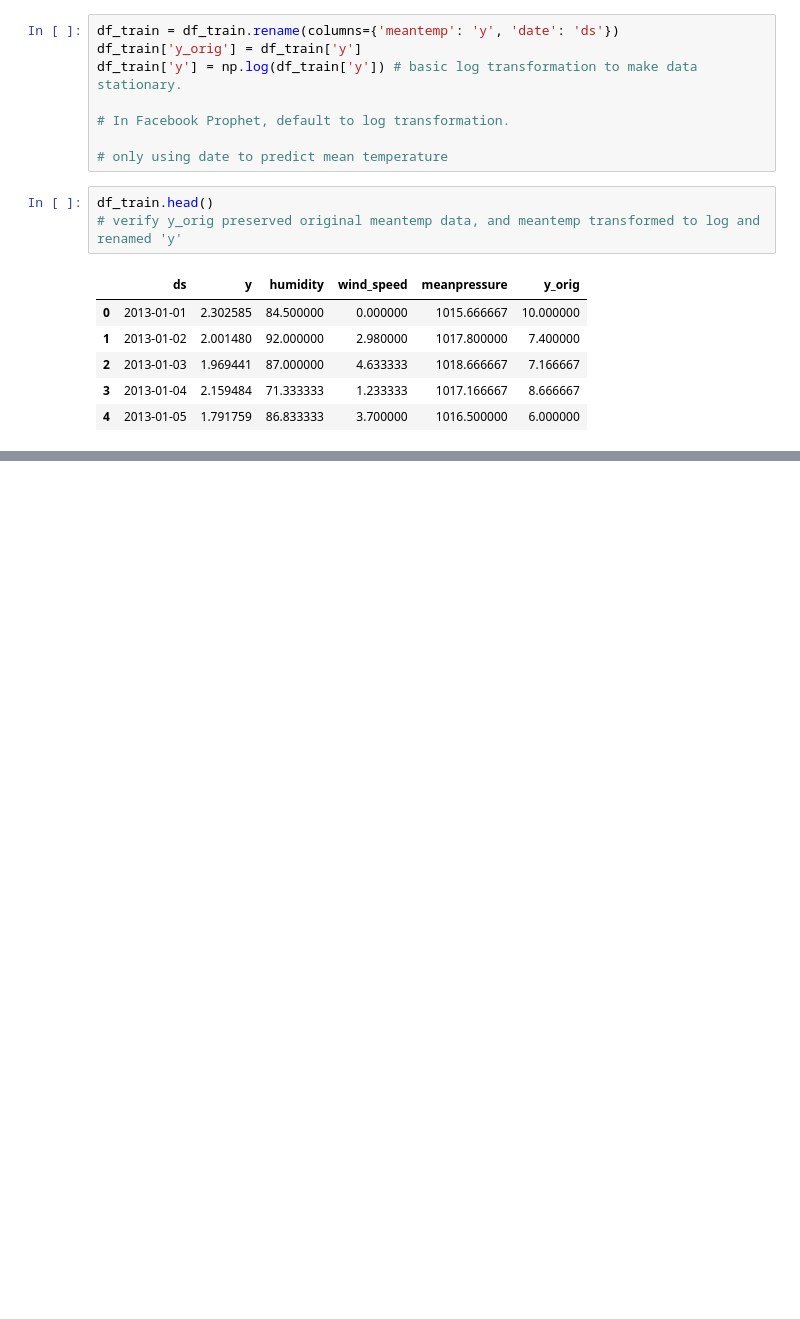
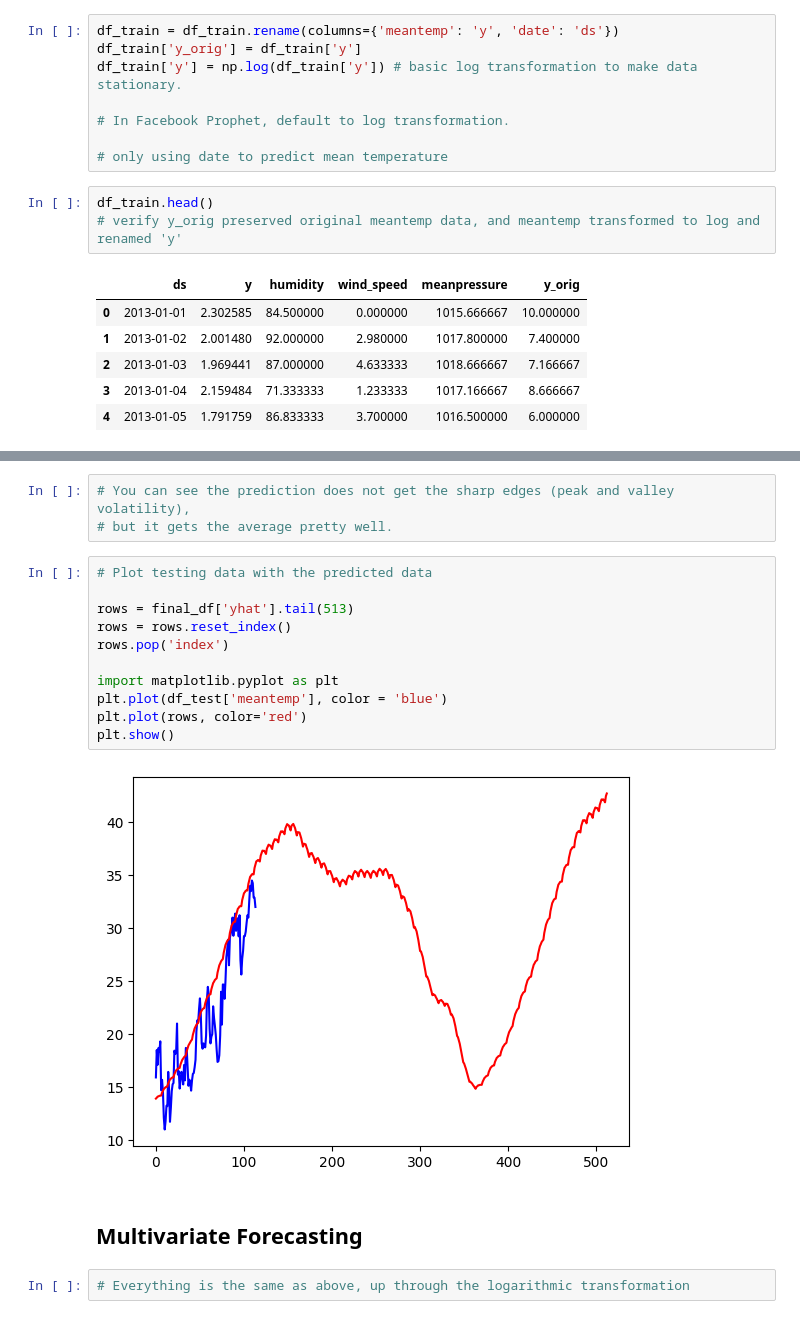
Before and after one commit to srsimonson/time-series-analysis, a Jupyter notebook: uni_and_multivariate_analysis.ipynb, the cells around one changed output, grey strips where cells are left out. Drawn from its saved outputs; the diff is of its cells as text; blank space fills up the shorter version.

```diff
--- a/uni_and_multivariate_analysis.ipynb
+++ b/uni_and_multivariate_analysis.ipynb
@@ -83,0 +120,20 @@ model.plot(forecast_data)
+# %%
+# You can see the prediction does not get the sharp edges (peak and valley volatility),
+# but it gets the average pretty well.
+# %%
+# Plot testing data with the predicted data
+
+rows = final_df['yhat'].tail(513)
+rows = rows.reset_index()
+rows.pop('index')
+
+import matplotlib.pyplot as plt
+plt.plot(df_test['meantemp'], color = 'blue')
+plt.plot(rows, color='red')
+plt.show()
+# %% [output]
+[figure, added]
+# %% [markdown]
+## Multivariate Forecasting
+# %%
+# Everything is the same as above, up through the logarithmic transformation
```
Also changed, not shown: parts of 9 cells of this notebook, 1 other file.
